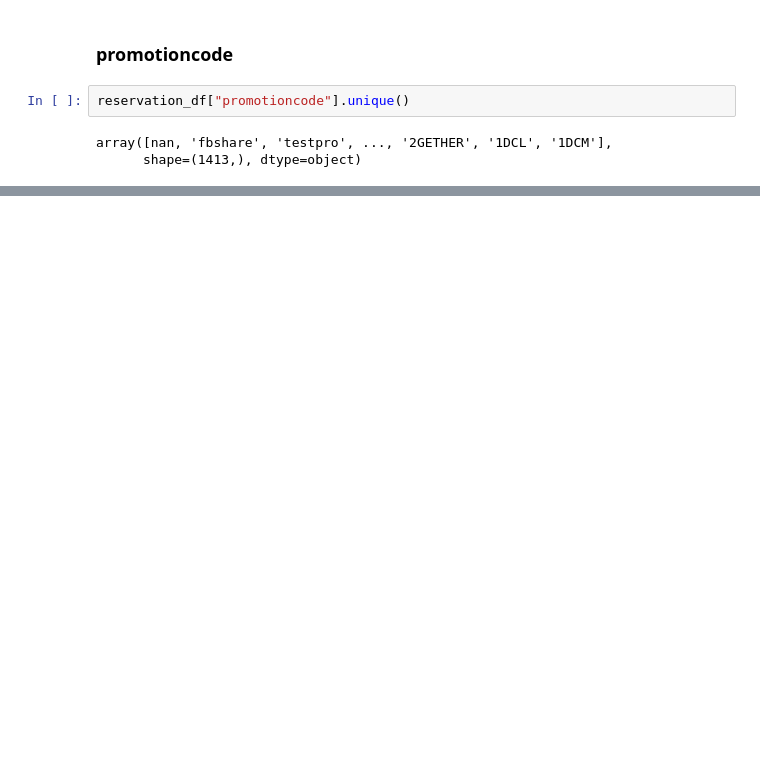
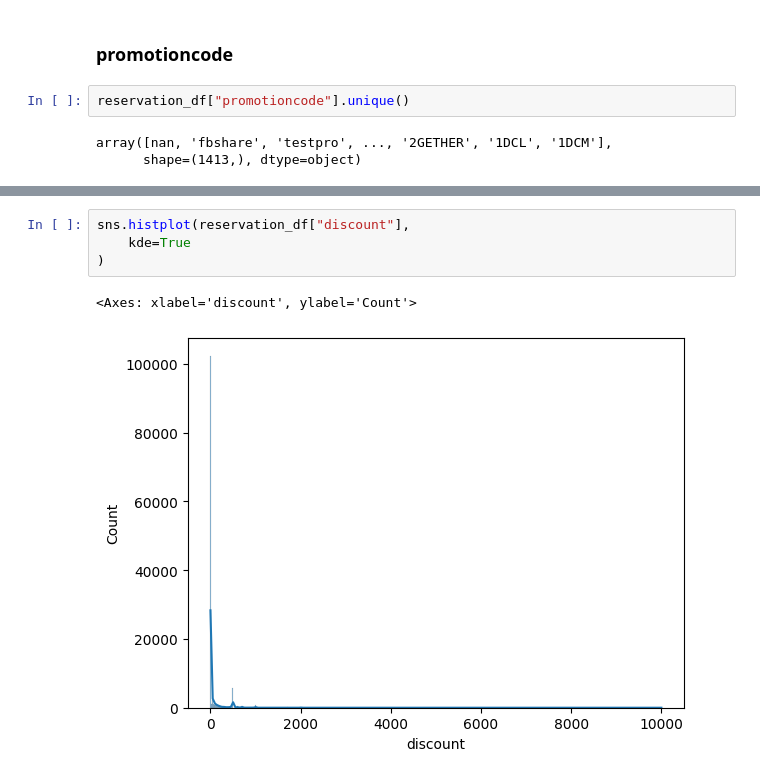
Before and after one commit to supawitlearn/customer-churn-prediction, a Jupyter notebook: research/EDA.ipynb, the cells around one changed output, grey strips where cells are left out. Cells and saved outputs as stored; diff of their text form; blank space fills up the shorter version.

```diff
--- a/research/EDA.ipynb
+++ b/research/EDA.ipynb
@@ -2047,0 +2063,7 @@ array([nan, 'fbshare', 'testpro', ..., '2GETHER', '1DCL', '1DCM'],
+# %%
+sns.histplot(reservation_df["discount"],
+    kde=True
+)
+# %% [output]
+<Axes: xlabel='discount', ylabel='Count'>
+[figure, added]
```
Also changed, not shown: parts of 23 cells of this notebook, 5 other files.
